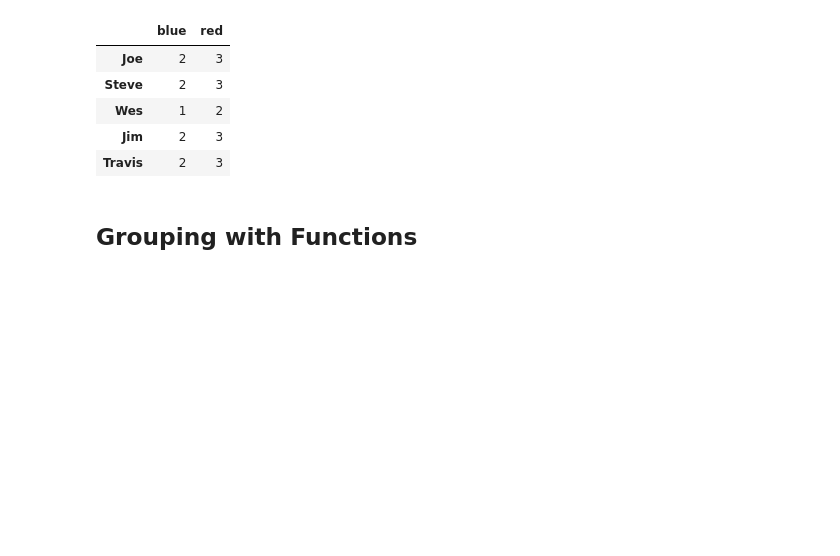
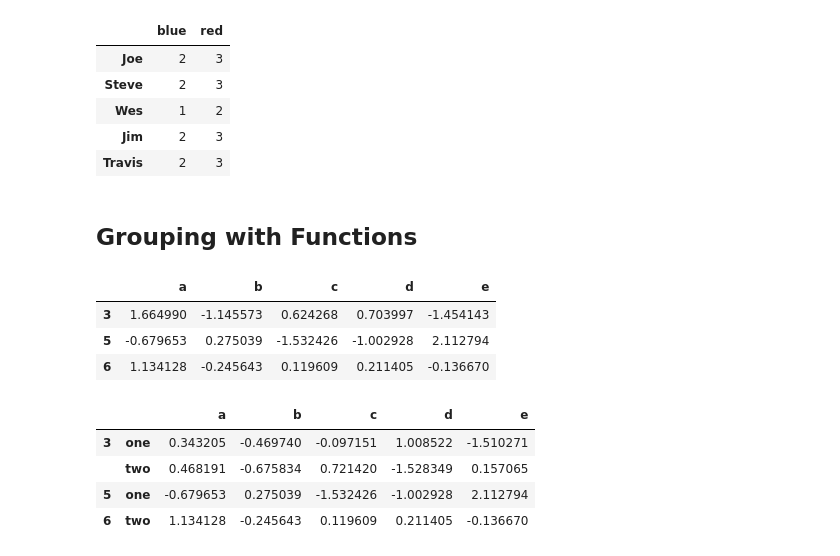
Before and after one commit to XingxinHE/Python-for-Data-Analysis-Notes, a Jupyter notebook: 10_1_GroupBy_Mechanics.ipynb, the cells around one changed output. Drawn from its saved outputs; the diff is of its cells as text; code cells hidden in the pictures; blank space fills up the shorter version.

```diff
--- a/10_1_GroupBy_Mechanics.ipynb
+++ b/10_1_GroupBy_Mechanics.ipynb
@@ -294,3 +294,27 @@ people.groupby(map_series, axis=1).count()
 | Travis | 2 | 3 |
 # %% [markdown]
 ## Grouping with Functions
+# %%
+# 假设要根据字节长度去group
+# 则可直接pass一个function进去groupby()里面
+
+people.groupby(len).sum()
+#3是Joe,Wes,Jim, 5是Steve， 6是Travis
+# %% [output]
+|  | a | b | c | d | e |
+| 3 | 1.664990 | -1.145573 | 0.624268 | 0.703997 | -1.454143 |
+| 5 | -0.679653 | 0.275039 | -1.532426 | -1.002928 | 2.112794 |
+| 6 | 1.134128 | -0.245643 | 0.119609 | 0.211405 | -0.136670 |
+# %%
+# 可以把function和array,dict,series等mix在一起
+
+key_list = ['one', 'one', 'one', 'two', 'two']
+
+people.groupby([len, key_list]).min()
+#也就相当于map这些值给之前的df
+# %% [output]
+|  |  | a | b | c | d | e |
+| 3 | one | 0.343205 | -0.469740 | -0.097151 | 1.008522 | -1.510271 |
+|  | two | 0.468191 | -0.675834 | 0.721420 | -1.528349 | 0.157065 |
+| 5 | one | -0.679653 | 0.275039 | -1.532426 | -1.002928 | 2.112794 |
+| 6 | two | 1.134128 | -0.245643 | 0.119609 | 0.211405 | -0.136670 |
```
Also changed, not shown: parts of 3 cells of this notebook.
